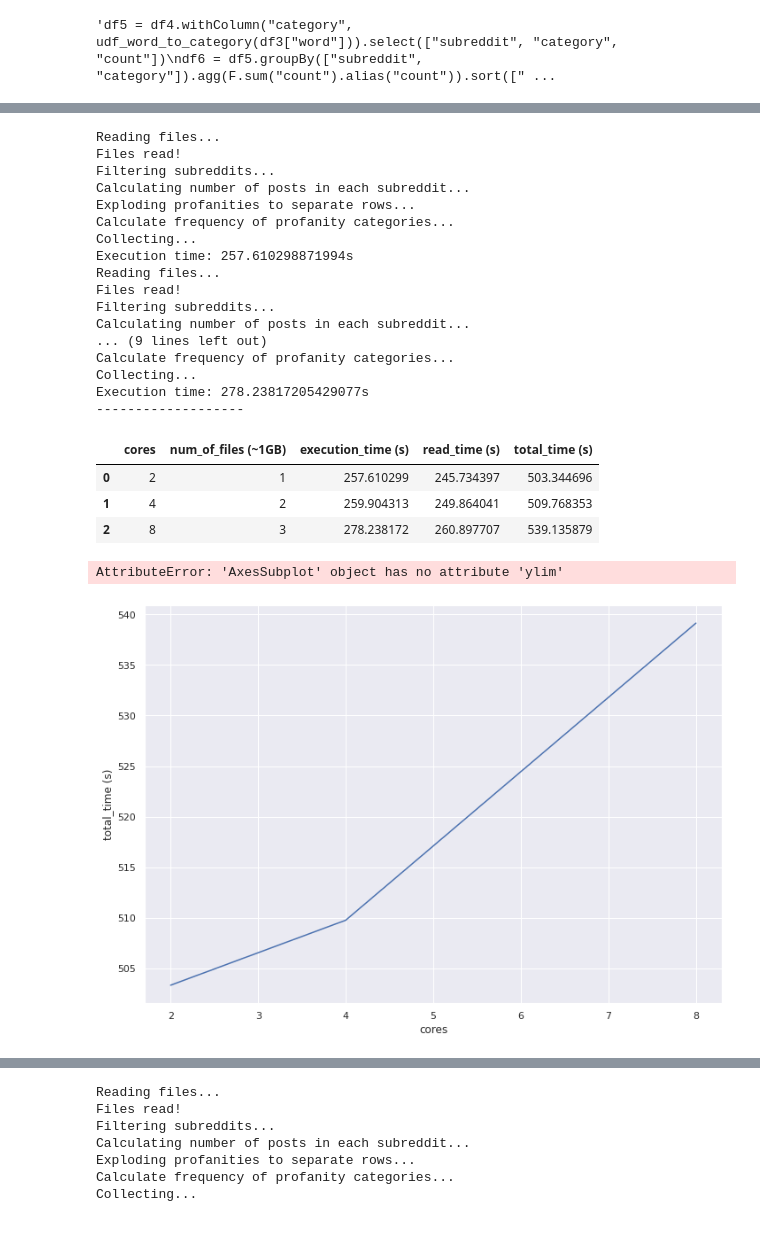
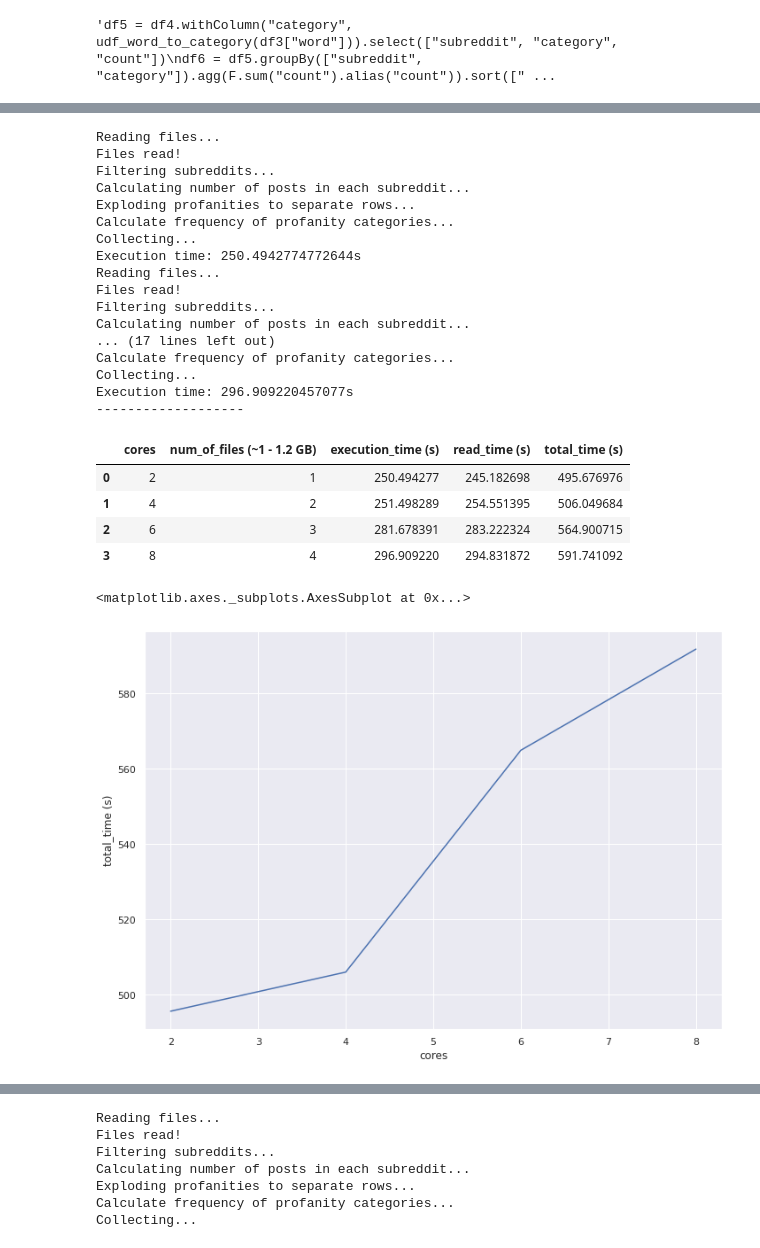
Before and after one commit to MaxSoneback/reddit_analysis, a Jupyter notebook: 8882_max.ipynb, the cells around one changed output, grey strips where cells are left out. Drawn from its saved outputs; the diff is of its cells as text; code cells hidden in the pictures.

Commit message:
added new graphs

```diff
--- a/8882_max.ipynb
+++ b/8882_max.ipynb
@@ -163,7 +163,7 @@ def calc_individual_posts_containing_profanities(df):
         .sort(["subreddit", "count"])
 # %%
 #Strong scaling
-num_of_cores = [2, 4, 8]
+num_of_cores = [2, 4, 6, 8]
 results_strong = []
 
 for cores in num_of_cores:
@@ -197,19 +197,12 @@ for cores in num_of_cores:
 
     print("Collecting...")
     df4.collect()
-    #pd_df4 = df4.toPandas()
-    #pd_tot = df_total_posts.toPandas()
-    #pd_merged = pd_df4.merge(pd_tot, on="subreddit")
-    #pd_merged["freq"] = pd_merged["count_x"]/pd_merged["count_y"]
-    #sns.catplot(x = "category",       # x variable name
-    #        y = "freq",       # y variable name
-    #        hue = "subreddit",  # elements in each group variable name
-    #        data = pd_merged,     # dataframe to plot
-    #        kind = "bar")
+
     execution_time = time.time() - start_time
     print(f"Execution time: {execution_time}s")
     results_strong.append((cores, execution_time, read_time, execution_time + read_time ))
     ss.stop()
+
 df_results_strong = pd.DataFrame(data=results_strong, columns=["cores", "execution_time (s)", "read_time (s)", "total_time (s)"])
 print("-------------------")
 df_results_strong
@@ -244,9 +244,10 @@ sns.lineplot(x="cores", y="total_time (s)", data=df_results_strong)
 # %%
 #Weak Scaling
-num_of_cores = [2, 4, 8]
+num_of_cores = [2, 4, 6, 8]
 files= ['hdfs://master:9000/experiment/RC_2011-08.bz2',
         'hdfs://master:9000/experiment/RC_2011-09.bz2',
-        'hdfs://master:9000/experiment/RC_2012-09.bz2']
+        'hdfs://master:9000/experiment/RC_2011-10.bz2',
+        'hdfs://master:9000/experiment/RC_2011-11.bz2']
 results_weak = []
 
 for index, cores in enumerate(num_of_cores):
@@ -281,20 +282,13 @@ for index, cores in enumerate(num_of_cores):
 
     print("Collecting...")
     df4.collect()
-    #pd_df4 = df4.toPandas()
-    #pd_tot = df_total_posts.toPandas()
-    #pd_merged = pd_df4.merge(pd_tot, on="subreddit")
-    #pd_merged["freq"] = pd_merged["count_x"]/pd_merged["count_y"]
-    #sns.catplot(x = "category",       # x variable name
-    #        y = "freq",       # y variable name
-    #        hue = "subreddit",  # elements in each group variable name
-    #        data = pd_merged,     # dataframe to plot
-    #        kind = "bar")
+
     execution_time = time.time() - start_time
     print(f"Execution time: {execution_time}s")
     results_weak.append((cores, index+1, execution_time, read_time, execution_time + read_time ))
     ss.stop()
-df_results_weak = pd.DataFrame(data=results_weak, columns=["cores", "num_of_files (~1GB)", "execution_time (s)", "read_time (s)", "total_time (s)"])
+
+df_results_weak = pd.DataFrame(data=results_weak, columns=["cores", "num_of_files (~1 - 1.2 GB)", "execution_time (s)", "read_time (s)", "total_time (s)"])
 print("-------------------")
 df_results_weak
 # %% [output]
@@ -305,22 +299,23 @@ Calculating number of posts in each subreddit...
 Exploding profanities to separate rows...
 Calculate frequency of profanity categories...
 Collecting...
-Execution time: 257.610298871994s
+Execution time: 250.4942774772644s
 Reading files...
 Files read!
 Filtering subreddits...
 Calculating number of posts in each subreddit...
-... (9 lines left out)
+... (17 lines left out)
 Calculate frequency of profanity categories...
 Collecting...
-Execution time: 278.23817205429077s
+Execution time: 296.909220457077s
 -------------------
-|  | cores | num_of_files (~1GB) | execution_time (s) | read_time (s) | total_time (s) |
-| 0 | 2 | 1 | 257.610299 | 245.734397 | 503.344696 |
-| 1 | 4 | 2 | 259.904313 | 249.864041 | 509.768353 |
-| 2 | 8 | 3 | 278.238172 | 260.897707 | 539.135879 |
+|  | cores | num_of_files (~1 - 1.2 GB) | execution_time (s) | read_time (s) | total_time (s) |
+| 0 | 2 | 1 | 250.494277 | 245.182698 | 495.676976 |
+| 1 | 4 | 2 | 251.498289 | 254.551395 | 506.049684 |
+| 2 | 6 | 3 | 281.678391 | 283.222324 | 564.900715 |
+| 3 | 8 | 4 | 296.909220 | 294.831872 | 591.741092 |
 # %%
-sns.lineplot(x="cores", y="total_time (s)", data=df_results_weak).ylim(0, 540)
+sns.lineplot(x="cores", y="total_time (s)", data=df_results_weak)
 # %% [output]
-AttributeError: 'AxesSubplot' object has no attribute 'ylim'
+<matplotlib.axes._subplots.AxesSubplot at 0x...>
-[figure, old version]
+[figure, new version]
```
Also changed, not shown: parts of 9 cells of this notebook.
